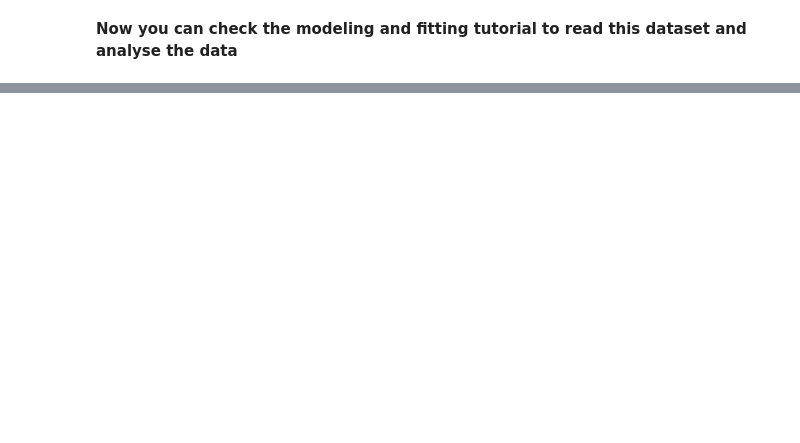
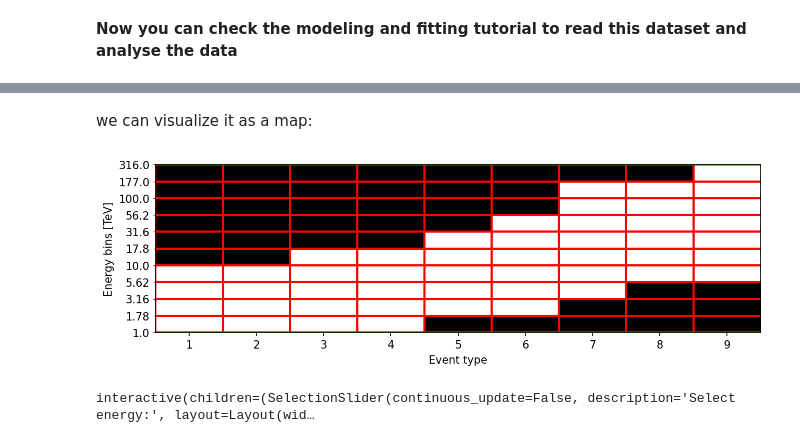
Before and after one commit to bkhelifi/CADS_2024, a Jupyter notebook: Advanced_handson/2_irfs_properties_dataset_creation.ipynb, the cells around one changed output, grey strips where cells are left out. Drawn from its saved outputs; the diff is of its cells as text; code cells hidden in the pictures; blank space fills up the shorter version.

```diff
--- a/Advanced_handson/2_irfs_properties_dataset_creation.ipynb
+++ b/Advanced_handson/2_irfs_properties_dataset_creation.ipynb
@@ -712,0 +867,22 @@ for d in datasets:
+# %% [markdown]
+we can visualize it as a map:
+# %%
+mask_geom_irfs_2d = mask_geom_irfs.sum(axis=(2,3))>0
+bin_ids = np.arange(1,10)
+logEl = np.log10(datasets_hawc[0].counts.geom.axes[0].edges.value)
+
+plt.figure(figsize=(10,12), dpi=150)
+plt.imshow(mask_geom_irfs_2d.T, cmap=plt.cm.gray, extent=[bin_ids[0]-0.5,bin_ids[-1]+0.5,logEl[0],logEl[-1]],origin="lower")
+plt.xlabel("Event type")
+plt.ylabel("Energy bins [TeV]");
+ax = plt.gca()
+ax.set_xticks(bin_ids, minor=False)
+ax.set_xticks(bin_ids-0.5, minor=True)
+ax.set_yticks(logEl, minor=True)
+ax.set_yticks([-1], minor=False)
+ax.set_ylim(logEl[0])
+ax.grid(which='minor', color='r', linestyle='-', linewidth=2)
+ax.tick_params(which='minor', bottom=False, left=True)
+ax.set_yticklabels(np.round(10**logEl,decimals=2), minor=True);
+# %% [output]
+[figure, added]
@@ -712,0 +901,4 @@ for d in datasets:
+# %%
+datasets_hawc[-1].mask_safe.plot_interactive(add_cbar=True)
+# %% [output]
+interactive(children=(SelectionSlider(continuous_update=False, description='Select energy:', layout=Layout(wid…
```
Also changed, not shown: parts of 19 cells of this notebook, 2 other files.
